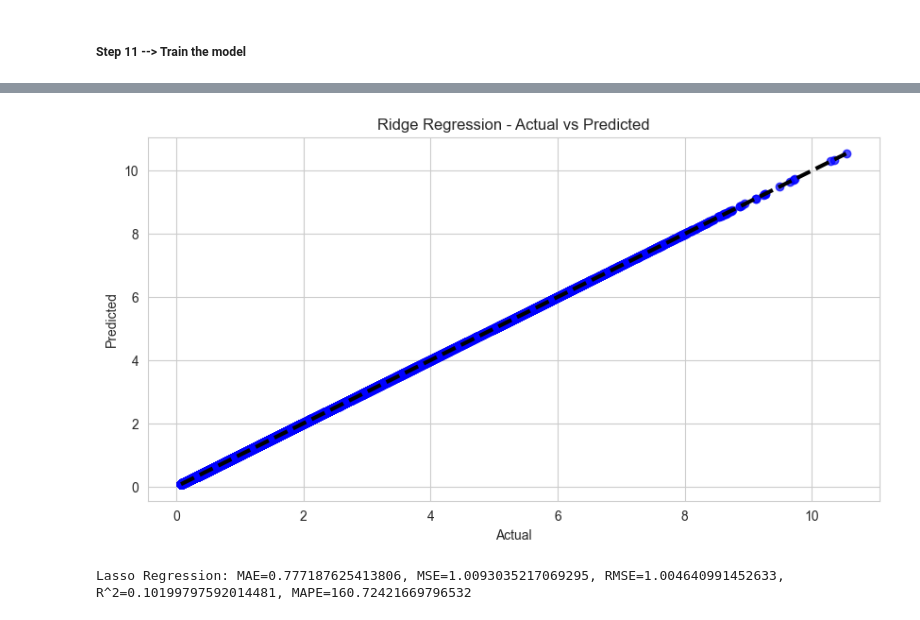
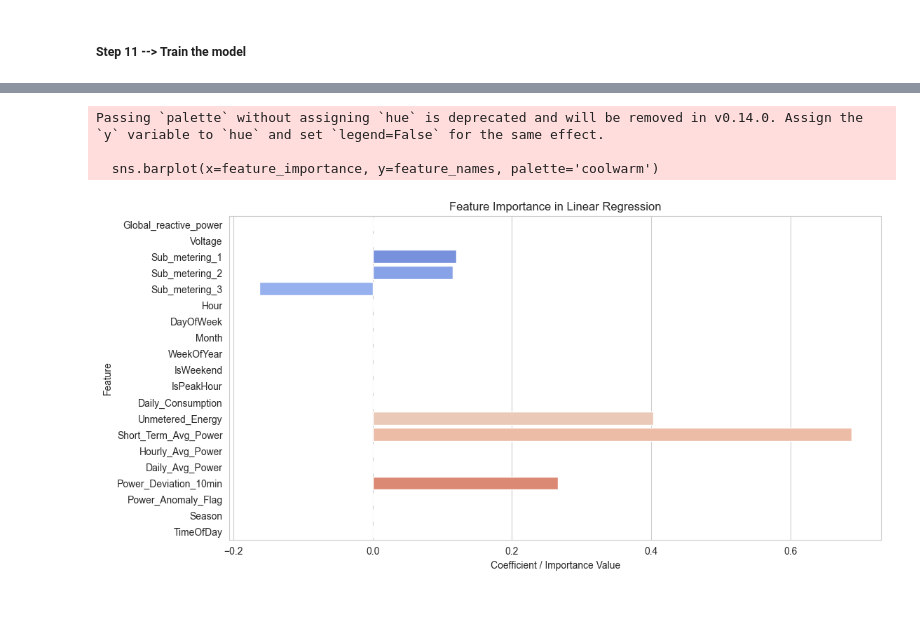
Before and after one commit to AswiniSivaraman/project_powerpulse, a Jupyter notebook: Data_Preprocessing.ipynb, the cells around one changed output, grey strips where cells are left out. Cells and saved outputs as stored; diff of their text form; code cells hidden in the pictures.

```diff
--- a/Data_Preprocessing.ipynb
+++ b/Data_Preprocessing.ipynb
@@ -651,0 +655,4 @@ from sklearn.model_selection import RandomizedSearchCV
+# %%
+# since the dataset have nearly 20lakh rows, we are taking only 10% of the data for training and testing
+df_sample = df.sample(frac=0.1, random_state=42)
+df.shape, df_sample.shape
@@ -652,7 +661,7 @@ from sklearn.model_selection import RandomizedSearchCV
 # %%
 # Split dataset into features and target
-X = df.drop(columns=['Global_active_power'])
-y = df['Global_active_power']
+X = df_sample.drop(columns=['Global_active_power'], axis=1)
+y = df_sample['Global_active_power']
 # %%
 # Split the dataset into training and testing sets
 X_train, X_test, y_train, y_test = train_test_split(X, y, test_size=0.2, random_state=42)
@@ -667,40 +676,82 @@ models = {
     'Ridge Regression': Ridge(),
     'Lasso Regression': Lasso(),
     'ElasticNet': ElasticNet(),
-    'Support Vector Regression (SVR)': SVR(),
-    'K-Nearest Neighbors (KNN)': KNeighborsRegressor(),
-    'Random Forest': RandomForestRegressor(random_state=42),
-    'Gradient Boosting': GradientBoostingRegressor(random_state=42),
-    'XGBoost': XGBRegressor(random_state=42),
-    'Neural Network (MLP)': MLPRegressor(hidden_layer_sizes=(100, 50), max_iter=500, random_state=42)
+    # 'Support Vector Regression (SVR)': SVR(),
+    'K-Nearest Neighbors (KNN)': KNeighborsRegressor(n_neighbors=5, n_jobs=-1),
+    'Random Forest': RandomForestRegressor(n_estimators=100, n_jobs=-1, random_state=42),
+    'Gradient Boosting': GradientBoostingRegressor(n_estimators=100, subsample=0.8, random_state=42),
+    'XGBoost': XGBRegressor(tree_method='hist', random_state=42),
+    'Neural Network (MLP)': MLPRegressor(hidden_layer_sizes=(50,), max_iter=200, random_state=42)
 }
 # %%
-results = {}
+results = []
 
 for name, model in models.items():
+    print(f'start fitting the model : {name}')
     model.fit(X_train_scaled, y_train)
+
+    print(f'start predicting the model : {name}')
     y_pred = model.predict(X_test_scaled)
+
+    print(f'start calculating the mae metrics of: {name}')
     mae = mean_absolute_error(y_test, y_pred)
+
+    print(f'start calculating the mse metrics of: {name}')
     mse = mean_squared_error(y_test, y_pred)
+
+    print(f'start calculating the rmse metrics of: {name}')
     rmse = np.sqrt(mean_squared_error(y_test, y_pred))
+
+    print(f'start calculating the r2 metrics of: {name}')
     r2 = r2_score(y_test, y_pred)
+
+    print(f'start calculating the mape metrics of: {name}')
     mape = mean_absolute_percentage_error(y_test, y_pred) * 100
-    results[name] = {'MAE': mae, 'MSE': mse, 'RMSE': rmse, 'R^2': r2, 'MAPE': mape}
+
+    print(f'preparing the final result of the model : {name}')
+    # results[name] = {'MAE': mae, 'MSE': mse, 'RMSE': rmse, 'R^2': r2, 'MAPE': mape}
+    print(f'printing the evaluation metrics of the model : {name}')
+    results.append({'Model': name,'MAE': mae,'MSE' : mse,'RMSE' : rmse,'R^2 Score': r2,'MAPE' : mape})
     print(f"{name}: MAE={mae}, MSE={mse}, RMSE={rmse}, R^2={r2}, MAPE={mape}")
 
+    print(f'plotting the actual vs predicted graph of the model : {name}')
     plt.figure(figsize=(10, 5))
-    plt.scatter(y_test, y_pred, color='blue', alpha=0.7)
+    plt.scatter(y_test, y_pred, color='red', alpha=0.7, label='Predicted')
+    plt.scatter(y_test, y_test, color='blue', alpha=0.5, label='Actual')
     plt.plot([y_test.min(), y_test.max()], [y_test.min(), y_test.max()], 'k--', lw=3)
     plt.xlabel('Actual')
     plt.ylabel('Predicted')
-    plt.title(f"{name} - Actual vs Predicted")
+    plt.title(f'Actual vs Predicted Values - {name}')
+    plt.legend()
     plt.show()
 
     if hasattr(model, 'feature_importances_'):
+        print(f'Plotting the feature importance of the model: {name}')
         feature_importance = model.feature_importances_
+        feature_names = X.columns
+
+    elif hasattr(model, 'coef_'):
+        print(f'Plotting the feature importance of the model: {name}')
+        feature_importance = model.coef_
+        feature_names = X.columns
+
+    else:
+        feature_importance = None
+        print(f"Computing feature importance for {name}...")
+        perm_importance = permutation_importance(model, X_test_scaled, y_test, n_repeats=3, random_state=42)
+        importance_df = pd.DataFrame({"Feature": X.columns, "Importance": perm_importance.importances_mean})
+        importance_df = importance_df.sort_values("Importance", ascending=False)
         plt.figure(figsize=(12, 6))
-        sns.barplot(x=feature_importance, y=X, palette='coolwarm', dodge=False, legend=False)
-        plt.xlabel('Coefficient Value')
+        sns.barplot(x=importance_df["Importance"], y=importance_df["Feature"], palette="coolwarm")
+        plt.xlabel("Feature Importance Score")
+        plt.ylabel("Feature")
+        plt.title(f"Feature Importance in {name}")
+        plt.show()
+
+    if feature_importance is not None:
+        plt.figure(figsize=(12, 6))
+        sns.barplot(x=feature_importance, y=feature_names, palette='coolwarm')
+        plt.xlabel('Coefficient / Importance Value')
         plt.ylabel('Feature')
         plt.title(f'Feature Importance in {name}')
         plt.show()
@@ -711,2 +772,4 @@ Ridge Regression: MAE=7.2727874966039375e-06, MSE=1.2807941633531827e-10, RMSE=1
+Passing `palette` without assigning `hue` is deprecated and will be removed in v0.14.0. Assign the `y` variable to `hue` and set `legend=False` for the same effect.
+
+  sns.barplot(x=feature_importance, y=feature_names, palette='coolwarm')
-[figure, old version]
+[figure, new version]
-Lasso Regression: MAE=0.777187625413806, MSE=1.0093035217069295, RMSE=1.004640991452633, R^2=0.10199797592014481, MAPE=160.72421669796532
```
Also changed, not shown: parts of 7 cells of this notebook.
